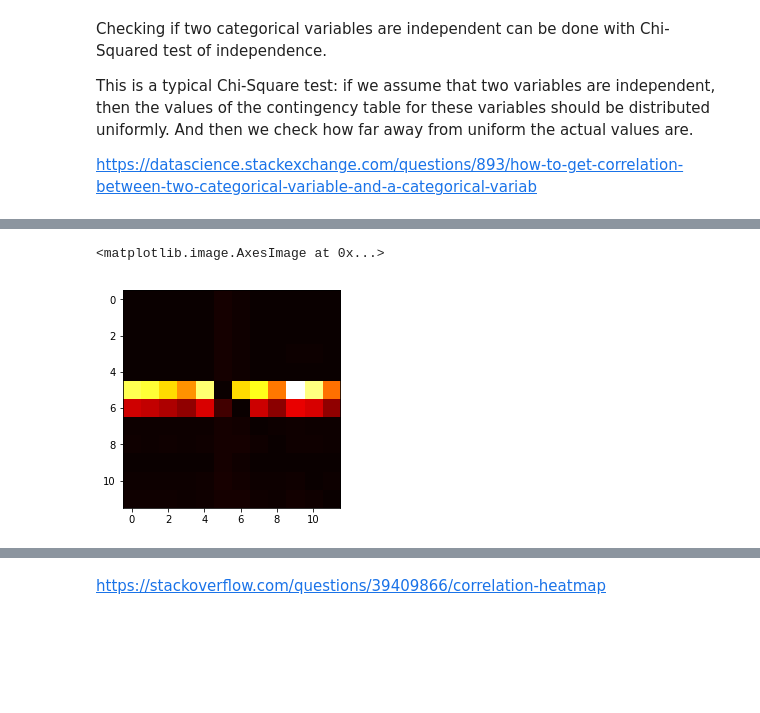
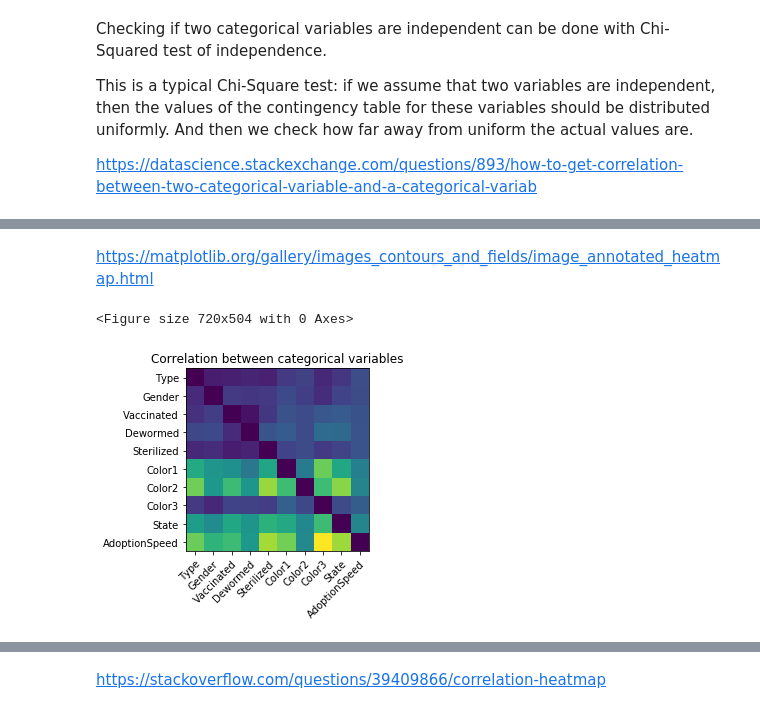
Before and after one commit to SolbiatiAlessandro/kaggle-pets, a Jupyter notebook: exploratory-data-analysis/correlation_exploration.ipynb, the cells around one changed output, grey strips where cells are left out. Saved outputs shown, nothing was run; the diff lists cells and outputs as text; code cells hidden in the pictures; blank space fills up the shorter version.

```diff
--- a/exploratory-data-analysis/correlation_exploration.ipynb
+++ b/exploratory-data-analysis/correlation_exploration.ipynb
@@ -140,6 +126,33 @@ categorical_correlations
-# %%
-plt.imshow(categorical_correlations, cmap='hot')
-# not too sure if this is broken or what, need to read more on this
-# %% [output]
-<matplotlib.image.AxesImage at 0x...>
-[figure, removed]
+# %% [markdown]
+https://matplotlib.org/gallery/images_contours_and_fields/image_annotated_heatmap.html
+# %%
+plt.figure(figsize=(10,7))
+fig, ax = plt.subplots()
+im = ax.imshow(categorical_correlations)
+
+labels = categorical_col + [target]
+
+# We want to show all ticks...
+ax.set_xticks(np.arange(len(labels)))
+ax.set_yticks(np.arange(len(labels)))
+# ... and label them with the respective list entries
+ax.set_xticklabels(labels)
+ax.set_yticklabels(labels)
+
+# Rotate the tick labels and set their alignment.
+plt.setp(ax.get_xticklabels(), rotation=45, ha="right",
+         rotation_mode="anchor")
+
+# Loop over data dimensions and create text annotations.
+for i in range(len(labels)):
+    for j in range(len(labels)):
+        #text = ax.text(j, i, categorical_correlations[i][j],ha="center", va="center", color="w")
+        pass
+
+
+ax.set_title("Correlation between categorical variables")
+fig.tight_layout()
+plt.show()
+# %% [output]
+<Figure size 720x504 with 0 Axes>
+[figure, added]
```
Also changed, not shown: parts of 18 cells of this notebook.
